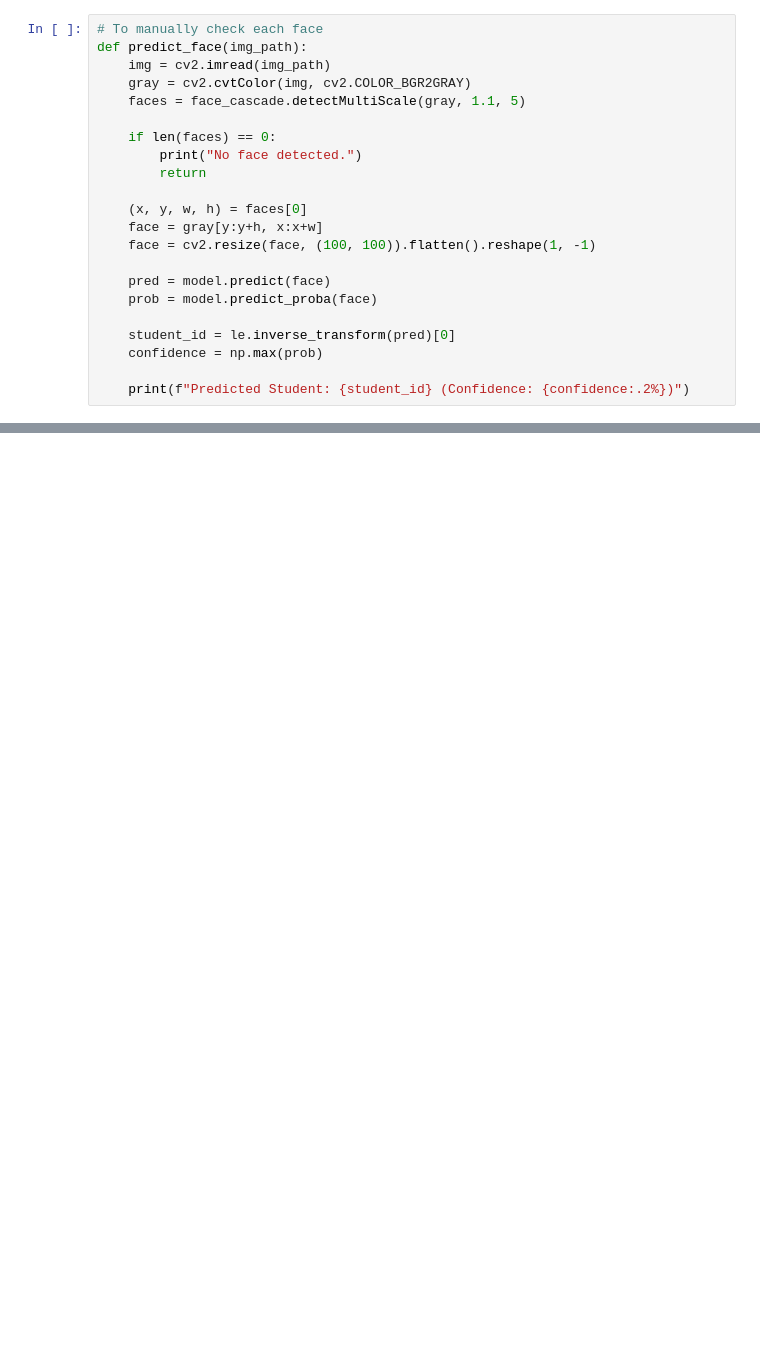
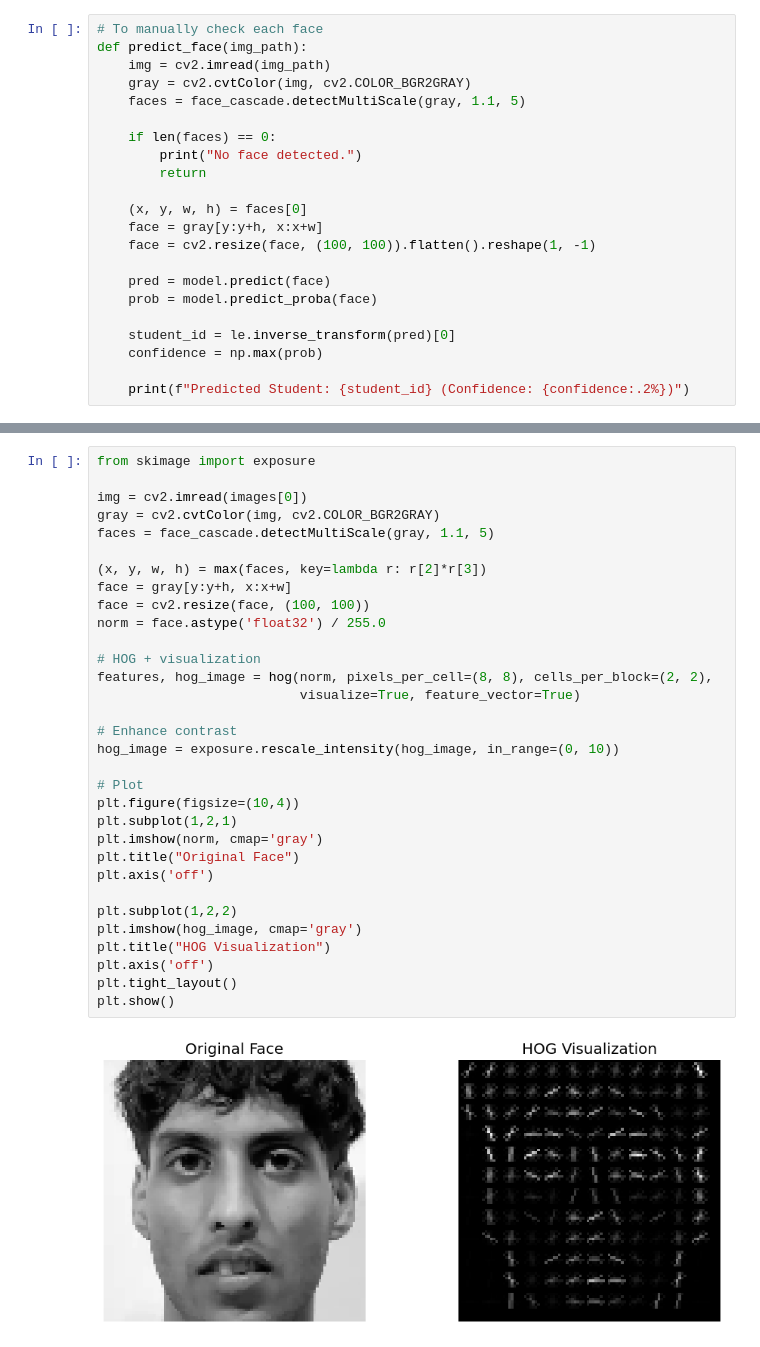
Before and after one commit to Duanaz20/face-recognition, a Jupyter notebook: main_model.ipynb, the cells around one changed output, grey strips where cells are left out. Saved outputs shown, nothing was run; the diff lists cells and outputs as text; blank space fills up the shorter version.

```diff
--- a/main_model.ipynb
+++ b/main_model.ipynb
@@ -167,0 +244,34 @@ predict_face('../input/students-images/03/03/frame_00058.jpg')
+# %%
+from skimage import exposure
+
+img = cv2.imread(images[0])
+gray = cv2.cvtColor(img, cv2.COLOR_BGR2GRAY)
+faces = face_cascade.detectMultiScale(gray, 1.1, 5)
+
+(x, y, w, h) = max(faces, key=lambda r: r[2]*r[3])
+face = gray[y:y+h, x:x+w]
+face = cv2.resize(face, (100, 100))
+norm = face.astype('float32') / 255.0
+
+# HOG + visualization
+features, hog_image = hog(norm, pixels_per_cell=(8, 8), cells_per_block=(2, 2),
+                          visualize=True, feature_vector=True)
+
+# Enhance contrast
+hog_image = exposure.rescale_intensity(hog_image, in_range=(0, 10))
+
+# Plot
+plt.figure(figsize=(10,4))
+plt.subplot(1,2,1)
+plt.imshow(norm, cmap='gray')
+plt.title("Original Face")
+plt.axis('off')
+
+plt.subplot(1,2,2)
+plt.imshow(hog_image, cmap='gray')
+plt.title("HOG Visualization")
+plt.axis('off')
+plt.tight_layout()
+plt.show()
+# %% [output]
+[figure, added]
```
Also changed, not shown: parts of 12 cells of this notebook.
